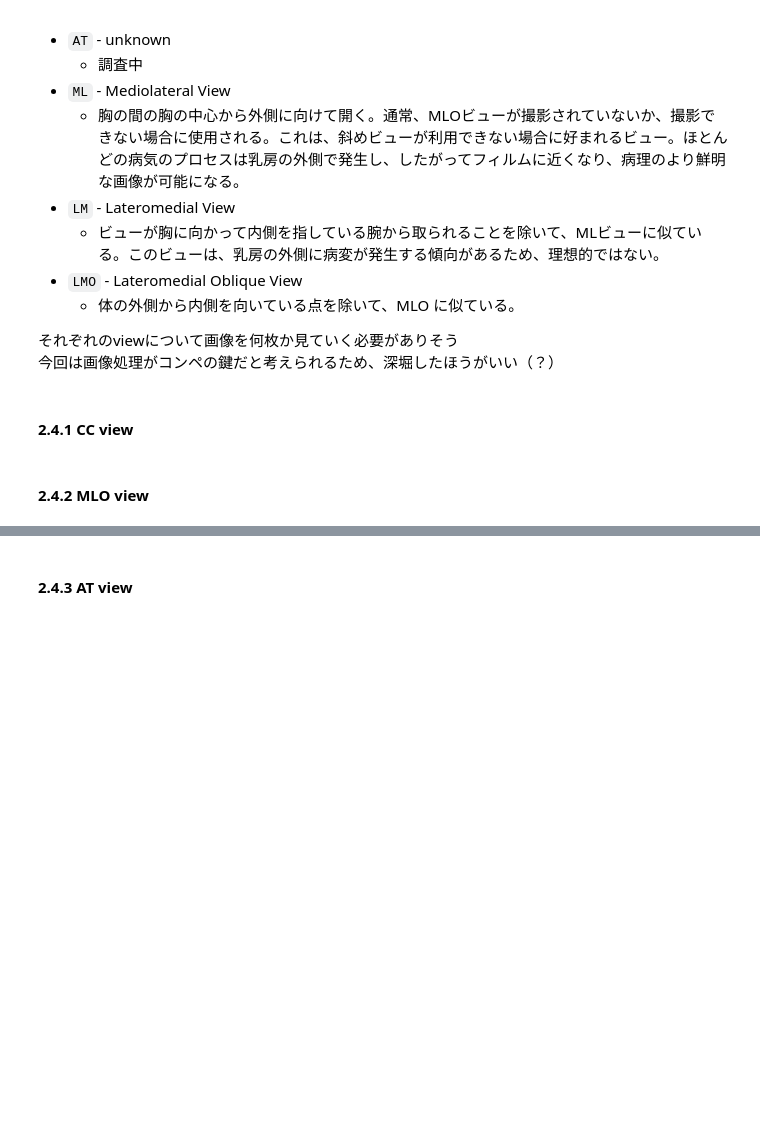
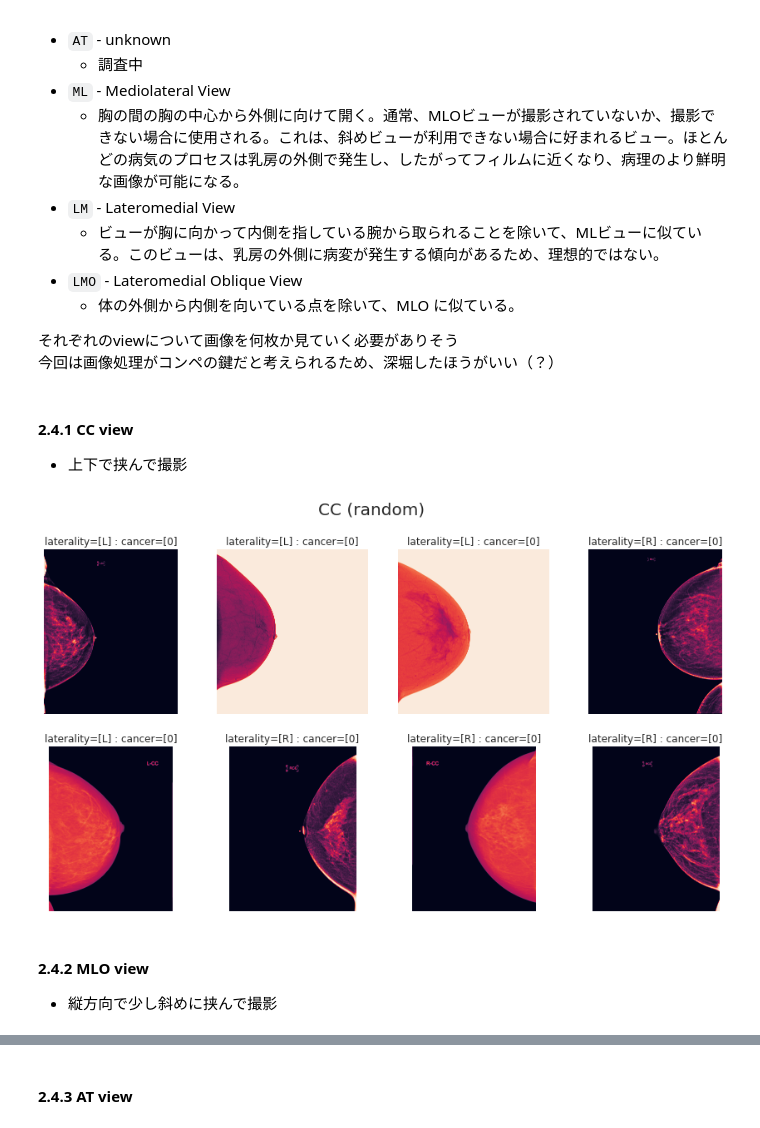
Before and after one commit to sanma-1230/kaggle-competition-rsna, a Jupyter notebook: rsna-eda.ipynb, the cells around one changed output, grey strips where cells are left out. Saved outputs shown, nothing was run; the diff lists cells and outputs as text; code cells hidden in the pictures; blank space fills up the shorter version.

```diff
--- a/rsna-eda.ipynb
+++ b/rsna-eda.ipynb
@@ -383,5 +384,30 @@ MLOビューとCCビューはどちらも標準ビューとして知られてい
 今回は画像処理がコンペの鍵だと考えられるため、深堀したほうがいい（？）
 # %% [markdown]
 #### 2.4.1 CC view
+* 上下で挟んで撮影
+# %%
+def show_view(view_name):
+    fig, axs = plt.subplots(nrows=2, ncols=4, figsize=(15,8))
+    axs = axs.flatten()
+    tmp = train[train.view==view_name]
+    for i in range(8):
+        try:
+            n = random.randint(0, tmp.shape[0])
+            t = tmp.iloc[n]
+            p_id = t.patient_id
+            i_id = t.image_id
+            l_or_r = t.laterality
+            cancer = t.cancer
+            img = get_dcm_img(p_id, i_id)
+            axs[i].imshow(img)
+            axs[i].set_title(f'laterality=[{l_or_r}] : cancer=[{cancer}]')
+            axs[i].axis('off')
+        except:
+            pass
+    fig.suptitle(f'{view_name} (random)', fontsize=20)
+show_view('CC')
+# %% [output]
+[figure, added]
 # %% [markdown]
 #### 2.4.2 MLO view
+* 縦方向で少し斜めに挟んで撮影
```
Also changed, not shown: parts of 24 cells of this notebook.
